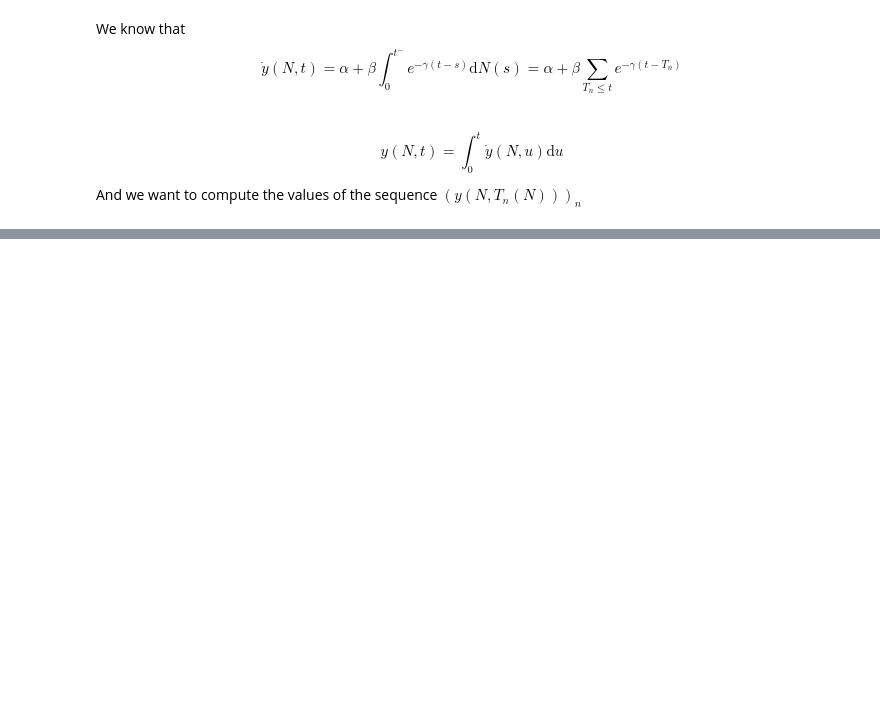
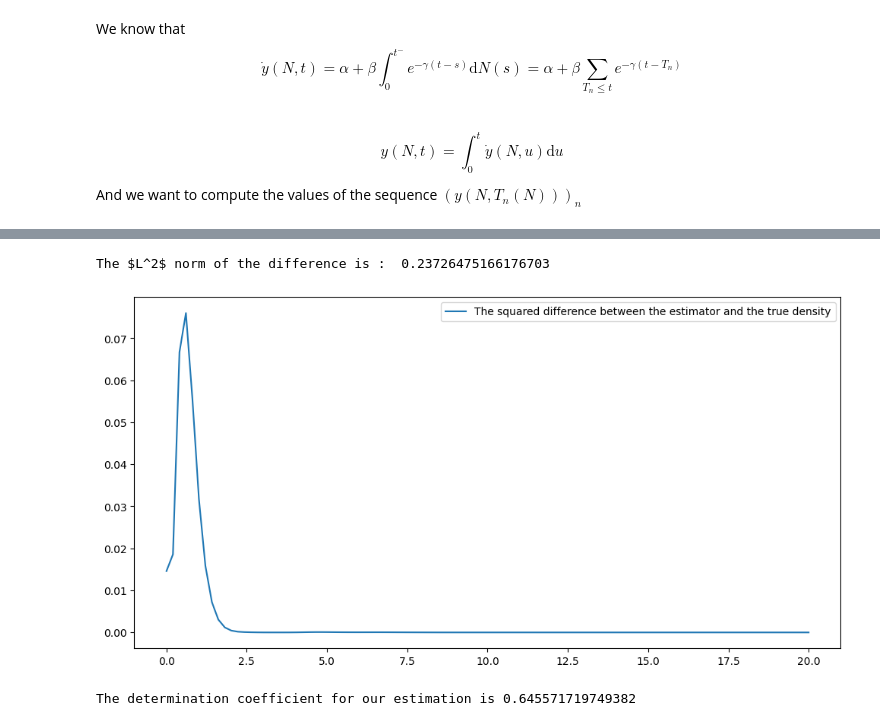
Before and after one commit to elfirdoussilab1/Hawkes-Process, a Jupyter notebook: Project 2.ipynb, the cells around one changed output, grey strips where cells are left out. Drawn from its saved outputs; the diff is of its cells as text; code cells hidden in the pictures; blank space fills up the shorter version.

```diff
--- a/Project 2.ipynb
+++ b/Project 2.ipynb
@@ -188,0 +328,32 @@ plt.show()
+# %%
+# Compute the difference between f(x) and g(x)
+def L_2(f, g, a, b):
+    difference = integrate.quad(lambda x: (f(x) - g(x))**2 ,a ,b)[0]
+    return np.sqrt(difference)
+
+def R_2(f, g, X):
+    mean = np.mean(f(X))
+    return 1 - np.sum((f(X) - g(X))**2) / np.sum((f(X) - mean)**2)
+# %%
+# compute MISE between kernel estimated density and true exponential density
+h = 0.7
+f = lambda x: np.exp(-x)
+g = lambda x: kde_gauss(inter, h, x)
+print("The $L^2$ norm of the difference is : ", L_2(f, g, 0, np.inf))
+
+# Plotting the squared difference between the estimator and the true density
+plt.figure(figsize = (12, 6))
+t = np.linspace(0, 20, 100)
+plt.plot(t, (g(t) - f(t))**2, label = 'The squared difference between the estimator and the true density')
+plt.legend()
+plt.show()
+# %% [output]
+The $L^2$ norm of the difference is :  0.23726475166176703
+[figure, added]
+# %%
+#computing our R_2 score
+X = np.random.exponential(scale = 1, size = 10000)
+R_2_estimated = R_2(f, g, X)
+print("The determination coefficient for our estimation is", R_2_estimated)
+# %% [output]
+The determination coefficient for our estimation is 0.645571719749382
```
Also changed, not shown: parts of 62 cells of this notebook, 1 other file.
